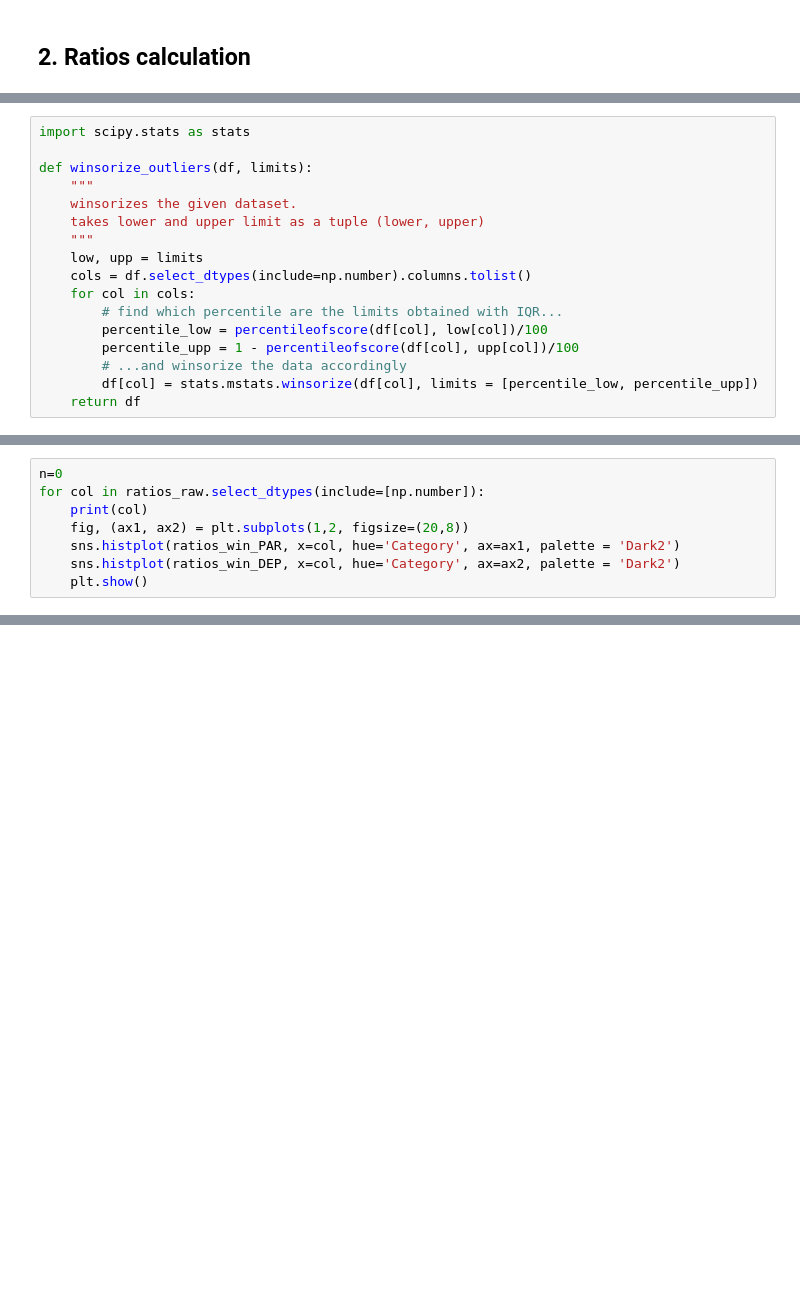
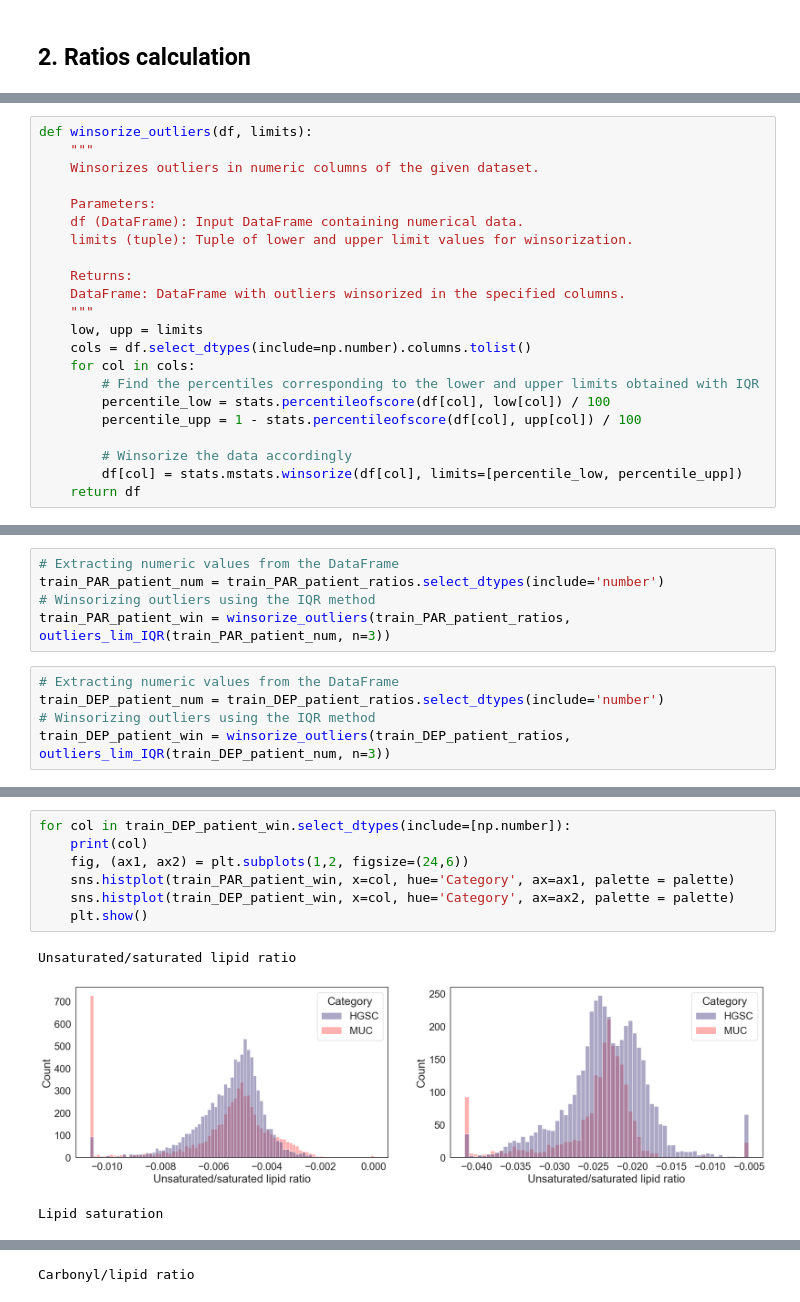
Before and after one commit to awandzilak/OvarianTissues, a Jupyter notebook: scripts/preprocessing_and_EDA.ipynb, the cells around one changed output, grey strips where cells are left out. Drawn from its saved outputs; the diff is of its cells as text; blank space fills up the shorter version.

Commit message:
updated dataset transformation

```diff
--- a/scripts/preprocessing_and_EDA.ipynb
+++ b/scripts/preprocessing_and_EDA.ipynb
@@ -221,17 +346,22 @@ def outliers_lim(df, n=1.5):
 # %%
-import scipy.stats as stats
-
 def winsorize_outliers(df, limits):
     """
-    winsorizes the given dataset.
-    takes lower and upper limit as a tuple (lower, upper)
+    Winsorizes outliers in numeric columns of the given dataset.
+
+    Parameters:
+    df (DataFrame): Input DataFrame containing numerical data.
+    limits (tuple): Tuple of lower and upper limit values for winsorization.
+
+    Returns:
+    DataFrame: DataFrame with outliers winsorized in the specified columns.
     """
     low, upp = limits
     cols = df.select_dtypes(include=np.number).columns.tolist()
     for col in cols:
-        # find which percentile are the limits obtained with IQR...
-        percentile_low = percentileofscore(df[col], low[col])/100
-        percentile_upp = 1 - percentileofscore(df[col], upp[col])/100
-        # ...and winsorize the data accordingly
-        df[col] = stats.mstats.winsorize(df[col], limits = [percentile_low, percentile_upp])
+        # Find the percentiles corresponding to the lower and upper limits obtained with IQR
+        percentile_low = stats.percentileofscore(df[col], low[col]) / 100
+        percentile_upp = 1 - stats.percentileofscore(df[col], upp[col]) / 100
+
+        # Winsorize the data accordingly
+        df[col] = stats.mstats.winsorize(df[col], limits=[percentile_low, percentile_upp])
     return df
@@ -251,0 +370,10 @@ ratios_raw.columns
+# %%
+# Extracting numeric values from the DataFrame
+train_PAR_patient_num = train_PAR_patient_ratios.select_dtypes(include='number')
+# Winsorizing outliers using the IQR method
+train_PAR_patient_win = winsorize_outliers(train_PAR_patient_ratios, outliers_lim_IQR(train_PAR_patient_num, n=3))
+# %%
+# Extracting numeric values from the DataFrame
+train_DEP_patient_num = train_DEP_patient_ratios.select_dtypes(include='number')
+# Winsorizing outliers using the IQR method
+train_DEP_patient_win = winsorize_outliers(train_DEP_patient_ratios, outliers_lim_IQR(train_DEP_patient_num, n=3))
@@ -252,8 +406,11 @@ ratios_raw.columns
 # %%
-n=0
-for col in ratios_raw.select_dtypes(include=[np.number]):
+for col in train_DEP_patient_win.select_dtypes(include=[np.number]):
     print(col)
-    fig, (ax1, ax2) = plt.subplots(1,2, figsize=(20,8))
-    sns.histplot(ratios_win_PAR, x=col, hue='Category', ax=ax1, palette = 'Dark2')
-    sns.histplot(ratios_win_DEP, x=col, hue='Category', ax=ax2, palette = 'Dark2')
+    fig, (ax1, ax2) = plt.subplots(1,2, figsize=(24,6))
+    sns.histplot(train_PAR_patient_win, x=col, hue='Category', ax=ax1, palette = palette)
+    sns.histplot(train_DEP_patient_win, x=col, hue='Category', ax=ax2, palette = palette)
     plt.show()
+# %% [output]
+Unsaturated/saturated lipid ratio
+[figure, added]
+Lipid saturation
@@ -259,0 +418 @@ for col in ratios_raw.select_dtypes(include=[np.number]):
+Carbonyl/lipid ratio
```
Also changed, not shown: parts of 54 cells of this notebook, 21 other files.
